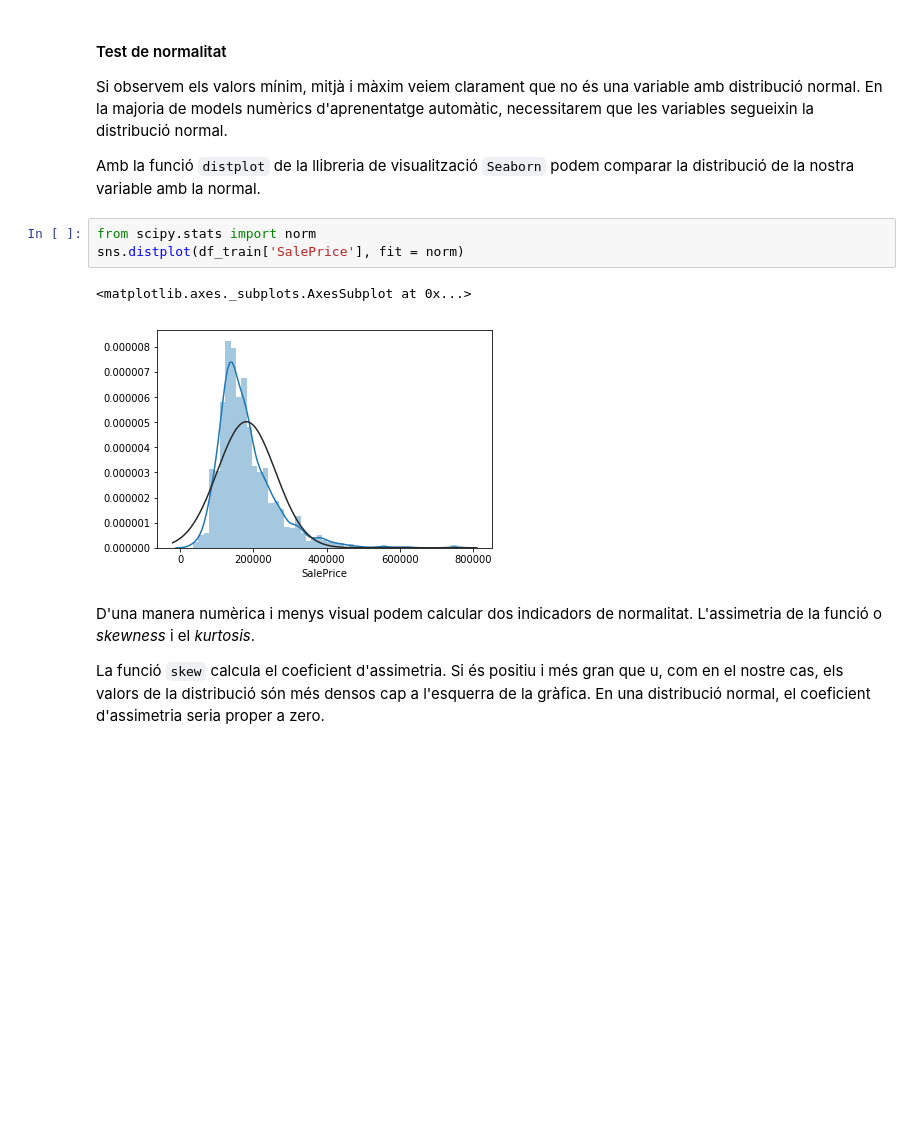
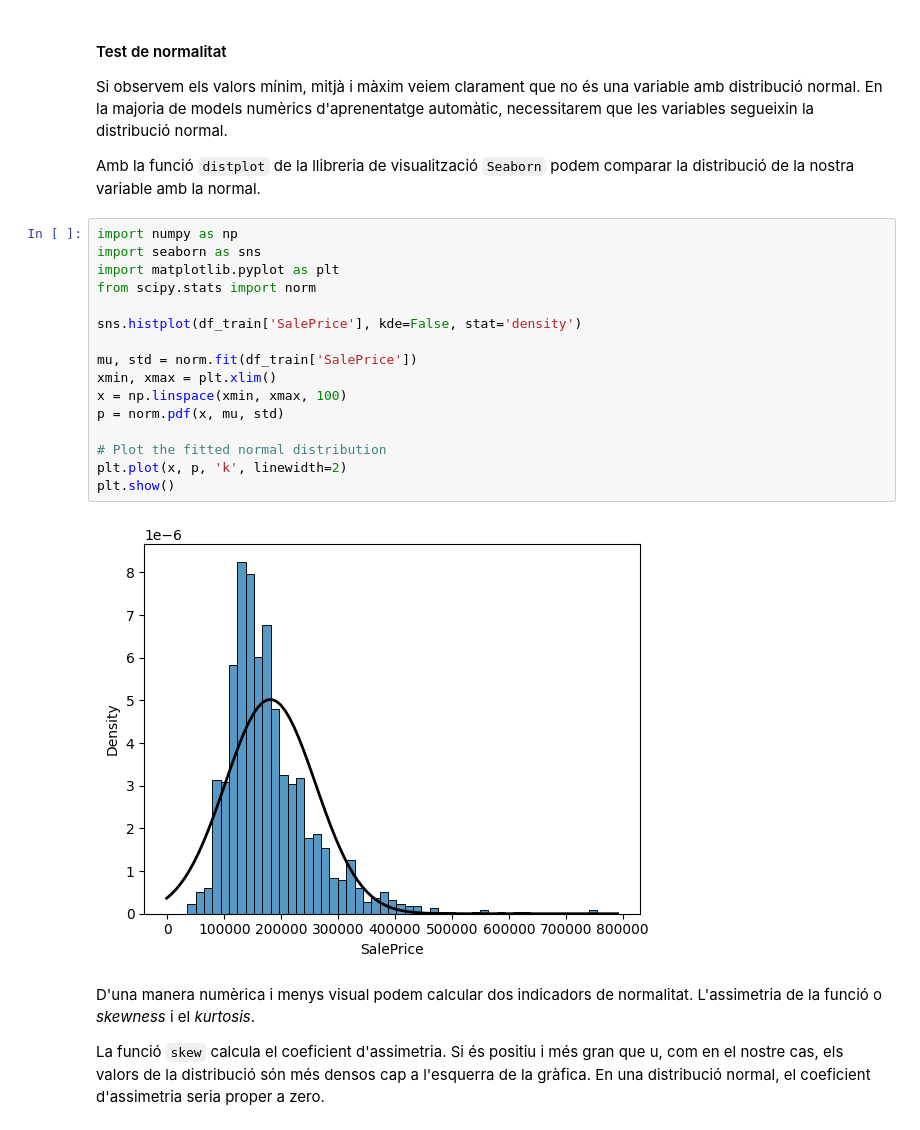
Before and after one commit to xdurana/uoc-dmlab, a Jupyter notebook: Python/Activitat 5/estadistica-descriptiva.ipynb, the cells around one changed output. Cells and saved outputs as stored; diff of their text form; blank space fills up the shorter version.

```diff
--- a/Python/Activitat 5/estadistica-descriptiva.ipynb
+++ b/Python/Activitat 5/estadistica-descriptiva.ipynb
@@ -723,12 +723,24 @@ df_train['SalePrice'].hist()
 Si observem els valors mínim, mitjà i màxim veiem clarament que no és una variable amb distribució normal. En la majoria de models numèrics d'aprenentatge automàtic, necessitarem que les variables segueixin la distribució normal.
 
 Amb la funció `distplot` de la llibreria de visualització `Seaborn` podem comparar la distribució de la nostra variable amb la normal.
-# %%
-from scipy.stats import norm
-sns.distplot(df_train['SalePrice'], fit = norm)
-# %% [output]
-<matplotlib.axes._subplots.AxesSubplot at 0x...>
-[figure, removed]
+# %%
+import numpy as np
+import seaborn as sns
+import matplotlib.pyplot as plt
+from scipy.stats import norm
+
+sns.histplot(df_train['SalePrice'], kde=False, stat='density')
+
+mu, std = norm.fit(df_train['SalePrice'])
+xmin, xmax = plt.xlim()
+x = np.linspace(xmin, xmax, 100)
+p = norm.pdf(x, mu, std)
+
+# Plot the fitted normal distribution
+plt.plot(x, p, 'k', linewidth=2)
+plt.show()
+# %% [output]
+[figure, added]
 # %% [markdown]
 D'una manera numèrica i menys visual podem calcular dos indicadors de normalitat. L'assimetria de la funció o _skewness_ i el _kurtosis_.
 
```
Also changed, not shown: parts of 16 cells of this notebook.
